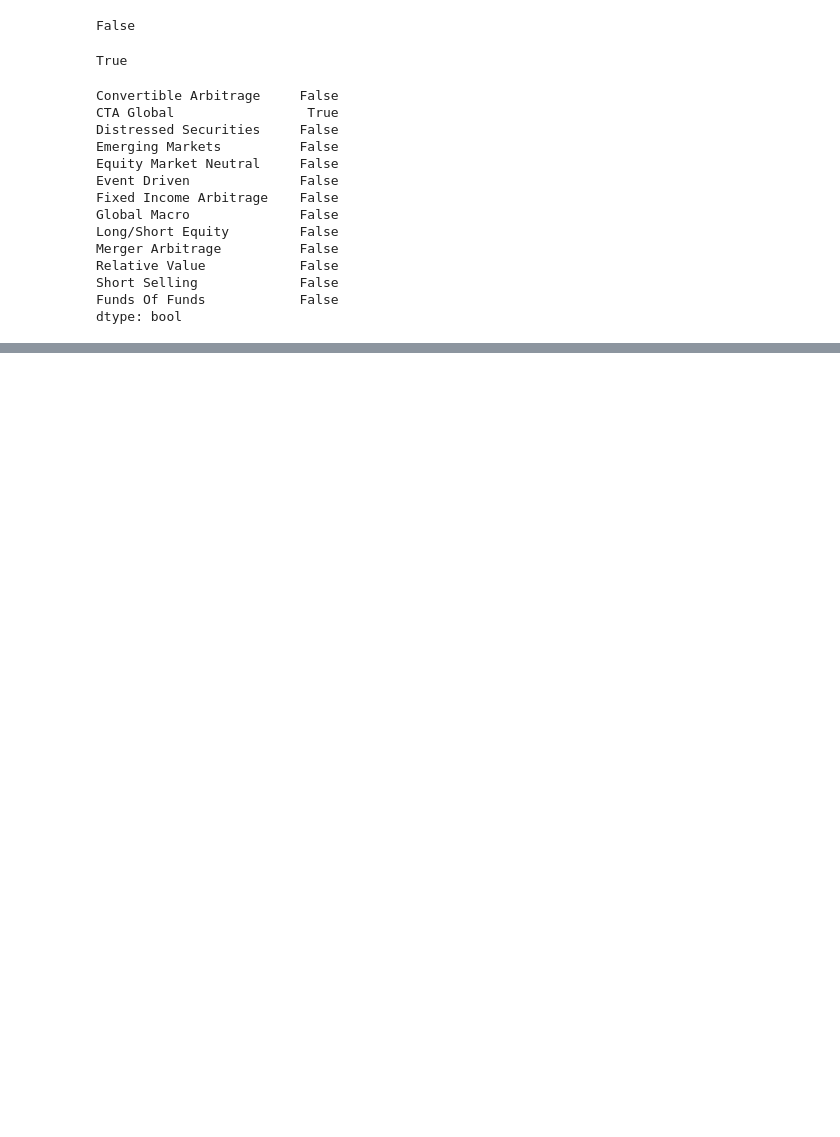
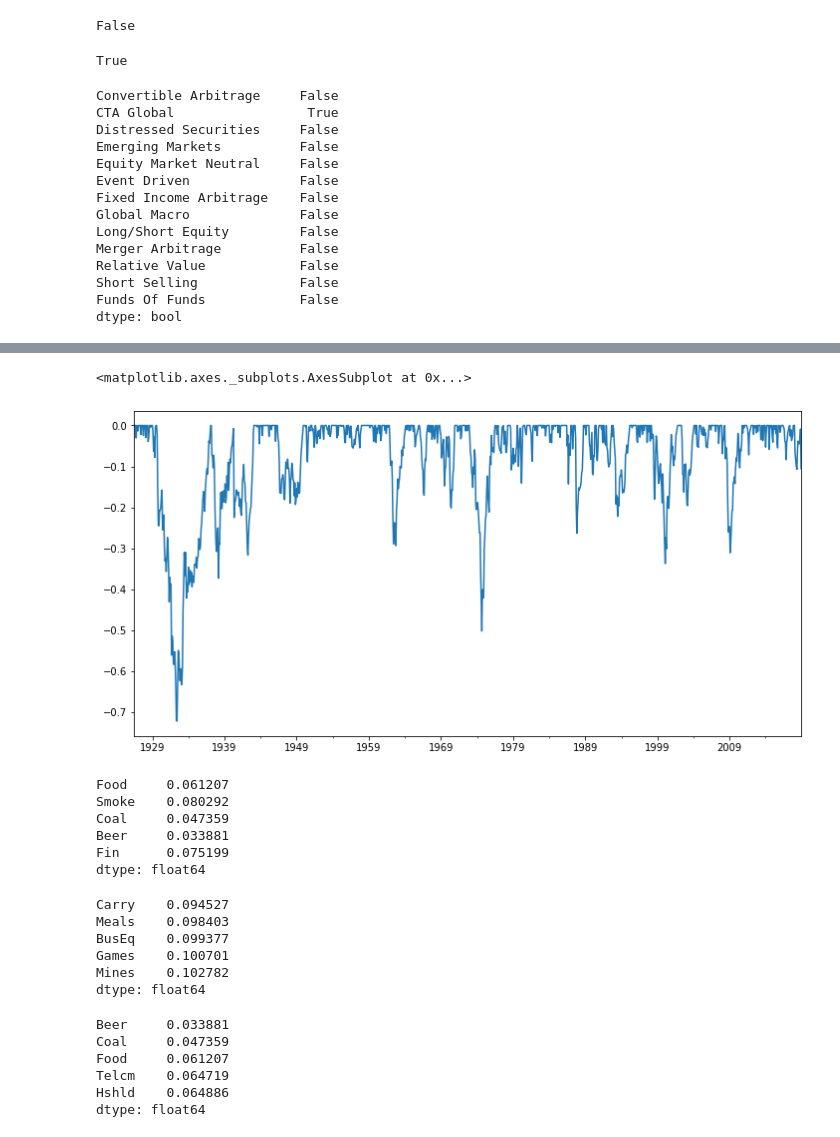
Before and after one commit to anjosma/introduction_portfolio_construction, a Jupyter notebook: notebook.ipynb, the cells around one changed output, grey strips where cells are left out. Saved outputs shown, nothing was run; the diff lists cells and outputs as text; code cells hidden in the pictures; blank space fills up the shorter version.

```diff
--- a/notebook.ipynb
+++ b/notebook.ipynb
@@ -514,0 +839,2 @@ dtype: bool
+# %%
+ind.index = pd.to_datetime(ind.index, format="%Y%m").to_period("M")
@@ -514,0 +850,50 @@ dtype: bool
+# %%
+ind.columns = ind.columns.str.strip("")
+# %%
+def get_ind_returns():
+    ind = pd.read_csv("data/ind30_m_vw_rets.csv", header=0, index_col=0, parse_dates=True)/100
+    ind.index = pd.to_datetime(ind.index, format="%Y%m").to_period("M")
+    ind.columns = ind.columns.str.strip()
+    return ind
+
+def drawdown(return_series: pd.Series):
+    wealth_index = 1000*(1+return_series).cumprod()
+    previous_peaks = wealth_index.cummax()
+    drawdowns = (wealth_index - previous_peaks)/previous_peaks
+    return pd.DataFrame({"Wealth": wealth_index,
+                         "Previous Peak": previous_peaks,
+                         "Drawdown": drawdowns})
+# %%
+ind = get_ind_returns()
+# %%
+drawdown(ind["Food"])["Drawdown"].plot.line(figsize=(12,6))
+# %% [output]
+<matplotlib.axes._subplots.AxesSubplot at 0x...>
+[figure, added]
+# %%
+var_gaussian(ind[["Food", "Smoke", "Coal", "Beer", "Fin"]], modified=True)
+# %% [output]
+Food     0.061207
+Smoke    0.080292
+Coal     0.047359
+Beer     0.033881
+Fin      0.075199
+dtype: float64
+# %%
+var_gaussian(ind, modified=True).sort_values().tail()
+# %% [output]
+Carry    0.094527
+Meals    0.098403
+BusEq    0.099377
+Games    0.100701
+Mines    0.102782
+dtype: float64
+# %%
+var_gaussian(ind, modified=True).sort_values().head()
+# %% [output]
+Beer     0.033881
+Coal     0.047359
+Food     0.061207
+Telcm    0.064719
+Hshld    0.064886
+dtype: float64
```
Also changed, not shown: parts of 48 cells of this notebook, 1 other file.
